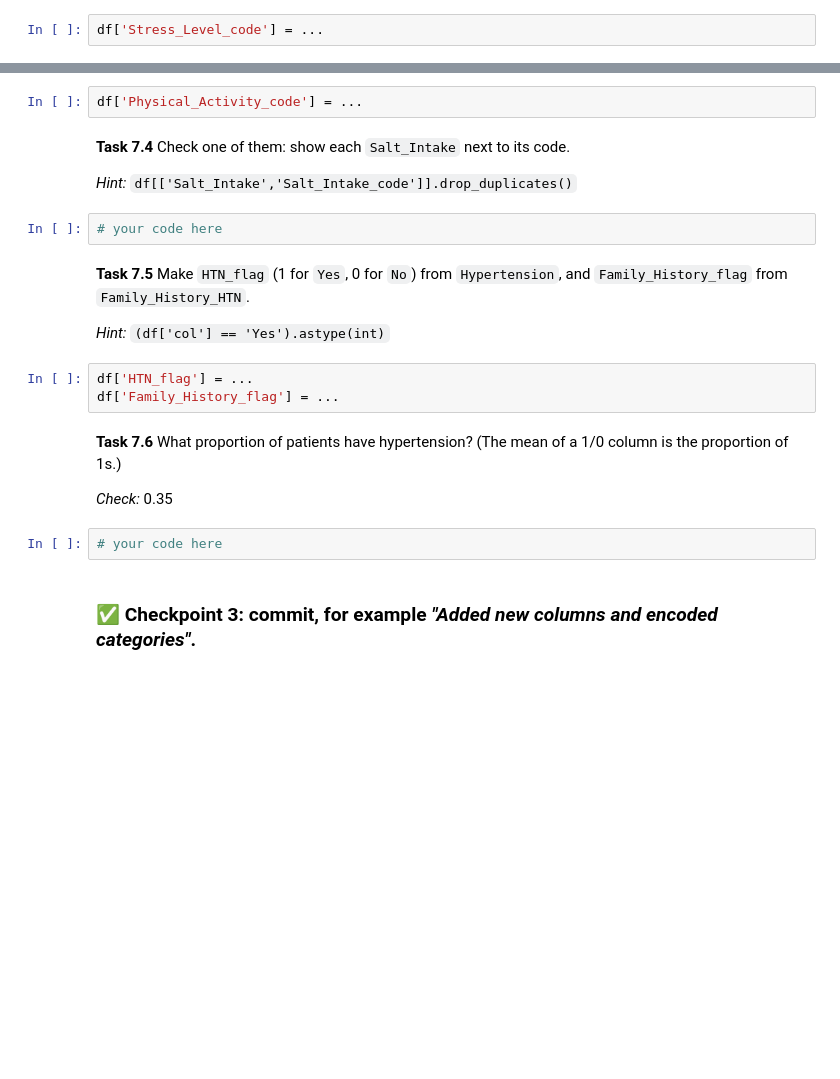
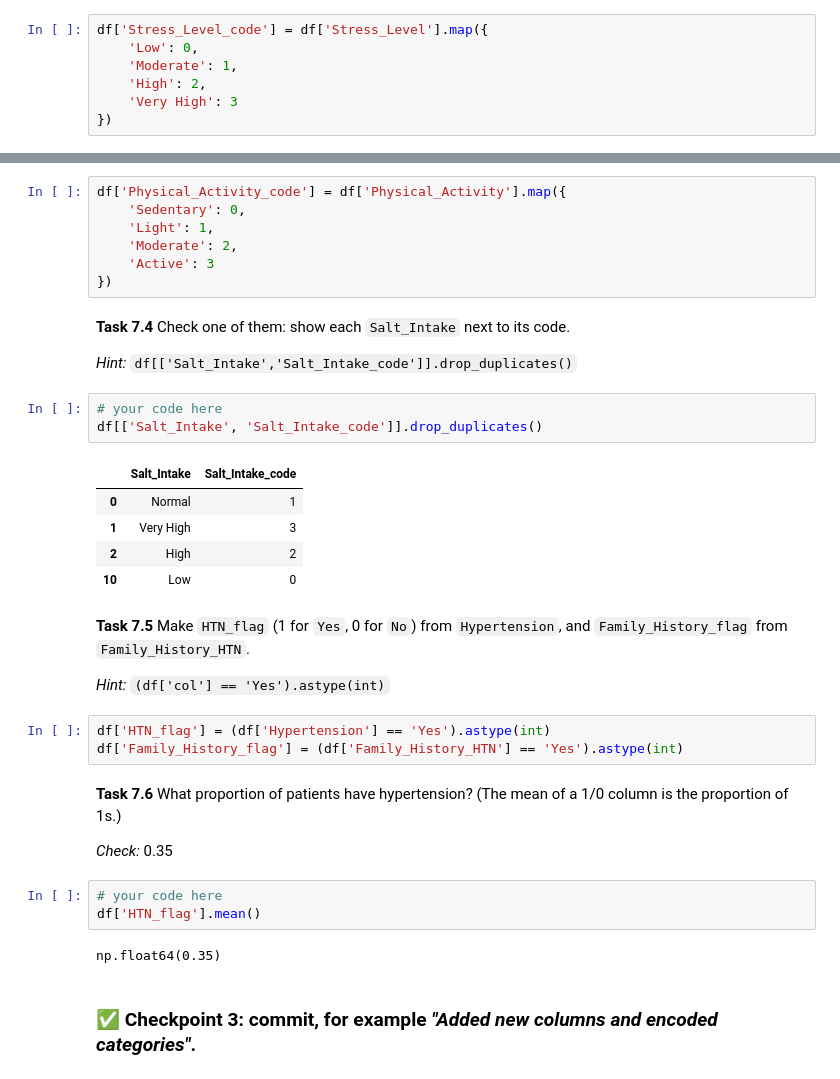
Before and after one commit to adarshsubedi55/programming_for_data_analysis, a Jupyter notebook: Week5_Workshop_Pandas_Student.ipynb, the cells around one changed output, grey strips where cells are left out. Saved outputs shown, nothing was run; the diff lists cells and outputs as text; blank space fills up the shorter version.

```diff
--- a/Week5_Workshop_Pandas_Student.ipynb
+++ b/Week5_Workshop_Pandas_Student.ipynb
@@ -662,30 +665,50 @@ TypeError: 'set' object is not callable
 # %% [markdown]
 **Task 7.2** `Stress_Level_code`: Low 0, Moderate 1, High 2, Very High 3.
-# %%
-df['Stress_Level_code'] = ...
+# %%
+df['Stress_Level_code'] = df['Stress_Level'].map({
+    'Low': 0,
+    'Moderate': 1,
+    'High': 2,
+    'Very High': 3
+})
 # %% [markdown]
 **Task 7.3** `Physical_Activity_code`: Sedentary 0, Light 1, Moderate 2, Active 3.
-# %%
-df['Physical_Activity_code'] = ...
+# %%
+df['Physical_Activity_code'] = df['Physical_Activity'].map({
+    'Sedentary': 0,
+    'Light': 1,
+    'Moderate': 2,
+    'Active': 3
+})
 # %% [markdown]
 **Task 7.4** Check one of them: show each `Salt_Intake` next to its code.
 
 *Hint:* `df[['Salt_Intake','Salt_Intake_code']].drop_duplicates()`
 # %%
 # your code here
+df[['Salt_Intake', 'Salt_Intake_code']].drop_duplicates()
+# %% [output]
+|  | Salt_Intake | Salt_Intake_code |
+| 0 | Normal | 1 |
+| 1 | Very High | 3 |
+| 2 | High | 2 |
+| 10 | Low | 0 |
 # %% [markdown]
 **Task 7.5** Make `HTN_flag` (1 for `Yes`, 0 for `No`) from `Hypertension`, and `Family_History_flag` from `Family_History_HTN`.
 
 *Hint:* `(df['col'] == 'Yes').astype(int)`
-# %%
-df['HTN_flag'] = ...
-df['Family_History_flag'] = ...
+# %%
+df['HTN_flag'] = (df['Hypertension'] == 'Yes').astype(int)
+df['Family_History_flag'] = (df['Family_History_HTN'] == 'Yes').astype(int)
 # %% [markdown]
 **Task 7.6** What proportion of patients have hypertension? (The mean of a 1/0 column is the proportion of 1s.)
 
 *Check:* 0.35
 # %%
 # your code here
+df['HTN_flag'].mean()
+# %% [output]
+np.float64(0.35)
 # %% [markdown]
 ### ✅ Checkpoint 3: commit, for example *"Added new columns and encoded categories"*.
 # %% [markdown]
```
Also changed, not shown: parts of 2 cells of this notebook.
